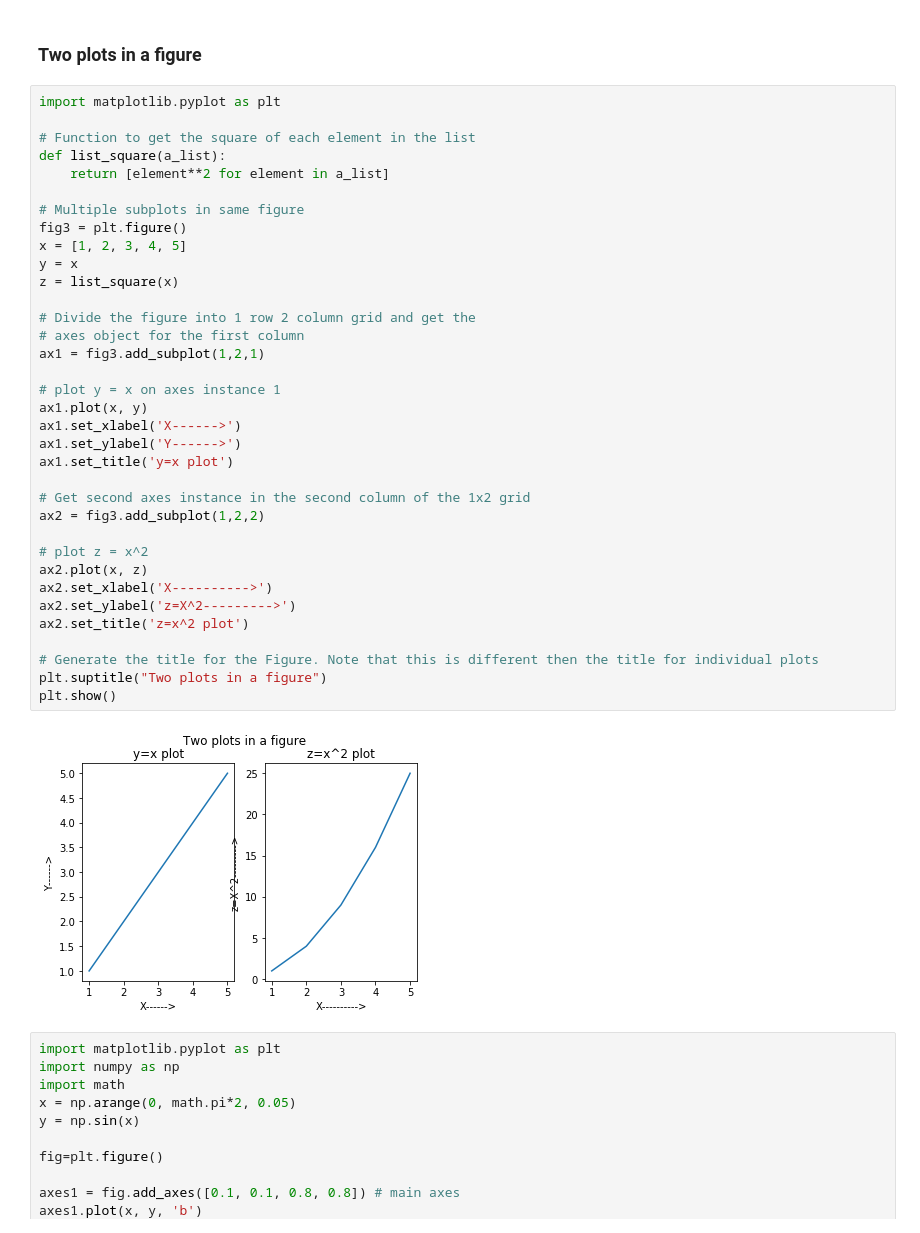
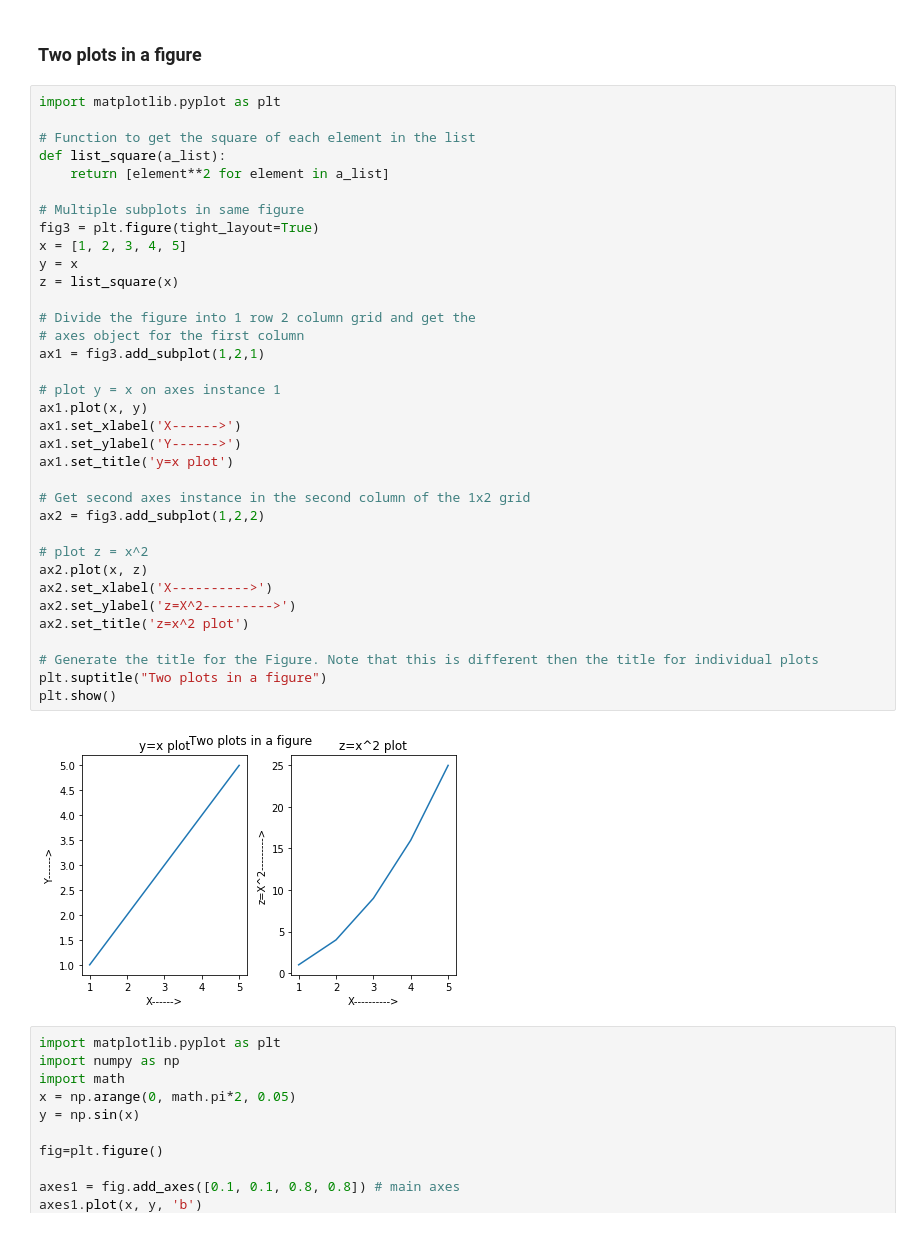
Before and after one commit to k21k/Python-Notes, a Jupyter notebook: Learning Notes/Learning Notes 7 - Matplotlib.ipynb, the cells around one changed output. Saved outputs shown, nothing was run; the diff lists cells and outputs as text.

```diff
--- a/Learning Notes/Learning Notes 7 - Matplotlib.ipynb
+++ b/Learning Notes/Learning Notes 7 - Matplotlib.ipynb
@@ -467,35 +471,35 @@ def list_square(a_list):
     return [element**2 for element in a_list]
 
 # Multiple subplots in same figure
-fig3 = plt.figure()
+fig3 = plt.figure(tight_layout=True)
 x = [1, 2, 3, 4, 5]
 y = x
 z = list_square(x)
 
 # Divide the figure into 1 row 2 column grid and get the
 # axes object for the first column
 ax1 = fig3.add_subplot(1,2,1)
 
 # plot y = x on axes instance 1
 ax1.plot(x, y)
 ax1.set_xlabel('X------>')
 ax1.set_ylabel('Y------>')
 ax1.set_title('y=x plot')
 
 # Get second axes instance in the second column of the 1x2 grid
 ax2 = fig3.add_subplot(1,2,2)
 
 # plot z = x^2
 ax2.plot(x, z)
 ax2.set_xlabel('X---------->')
 ax2.set_ylabel('z=X^2--------->')
 ax2.set_title('z=x^2 plot')
 
 # Generate the title for the Figure. Note that this is different then the title for individual plots
 plt.suptitle("Two plots in a figure")
 plt.show()
 # %% [output]
-[figure, old version]
+[figure, new version]
 # %%
 import matplotlib.pyplot as plt
 import numpy as np
```
Also changed, not shown: parts of 5 cells of this notebook, 3 other files.
